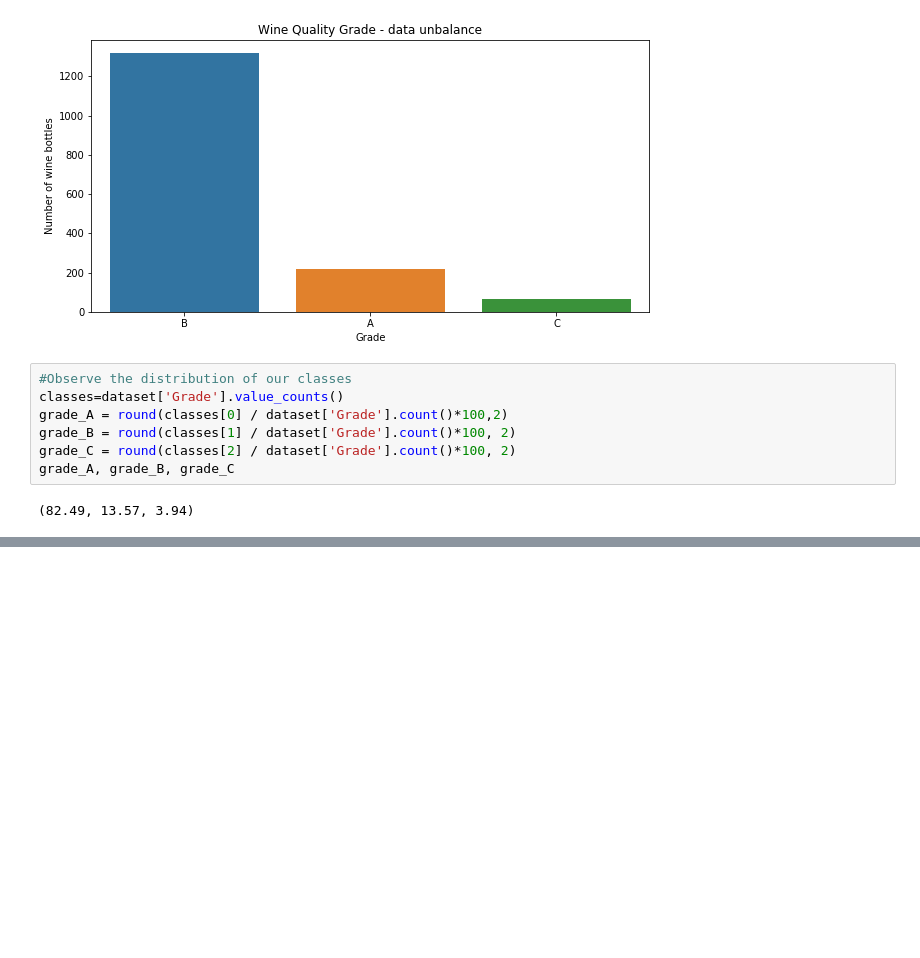
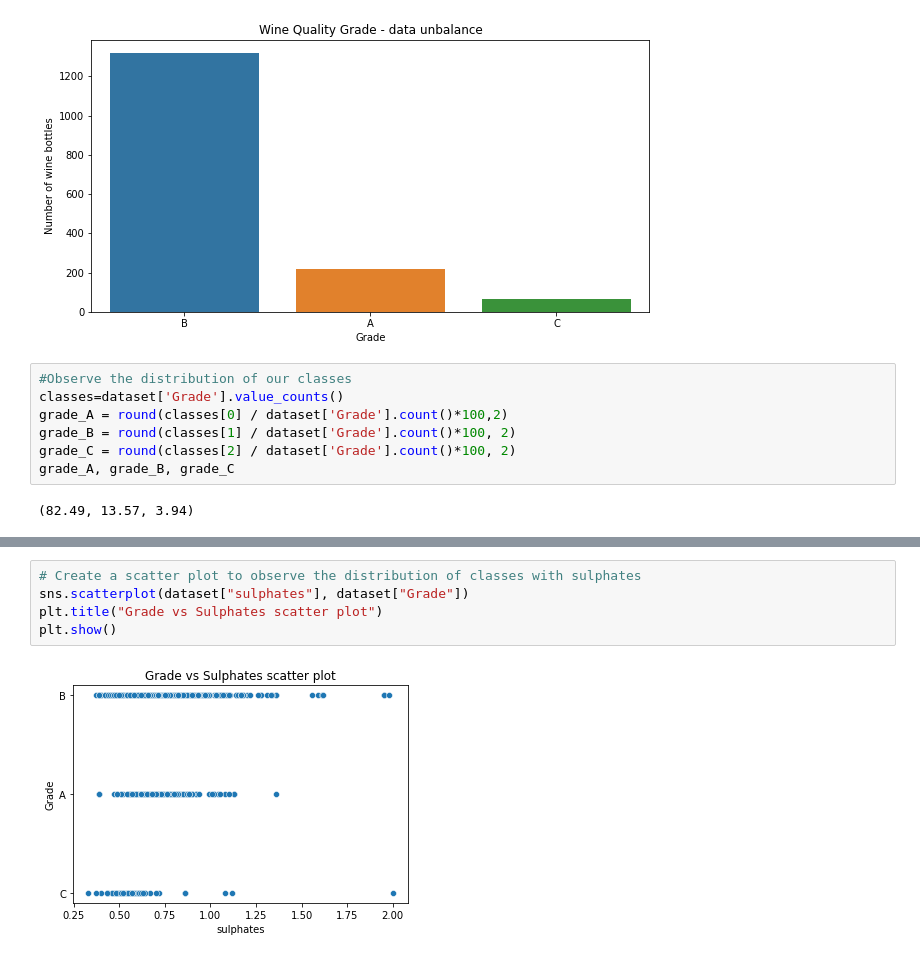
Before and after one commit to prateekgrewal/Comparative-analysis, a Jupyter notebook: wine.ipynb, the cells around one changed output, grey strips where cells are left out. Drawn from its saved outputs; the diff is of its cells as text; blank space fills up the shorter version.

```diff
--- a/wine.ipynb
+++ b/wine.ipynb
@@ -116,3 +125,10 @@ plt.show()
+# %%
+# Create a scatter plot to observe the distribution of classes with sulphates
+sns.scatterplot(dataset["sulphates"], dataset["Grade"])
+plt.title("Grade vs Sulphates scatter plot")
+plt.show()
+# %% [output]
+[figure, added]
 # %%
 # Create a scatter plot to observe the distribution of classes with citric acid
 sns.scatterplot(dataset["citric acid"], dataset["Grade"])
```
Also changed, not shown: parts of 42 cells of this notebook.
